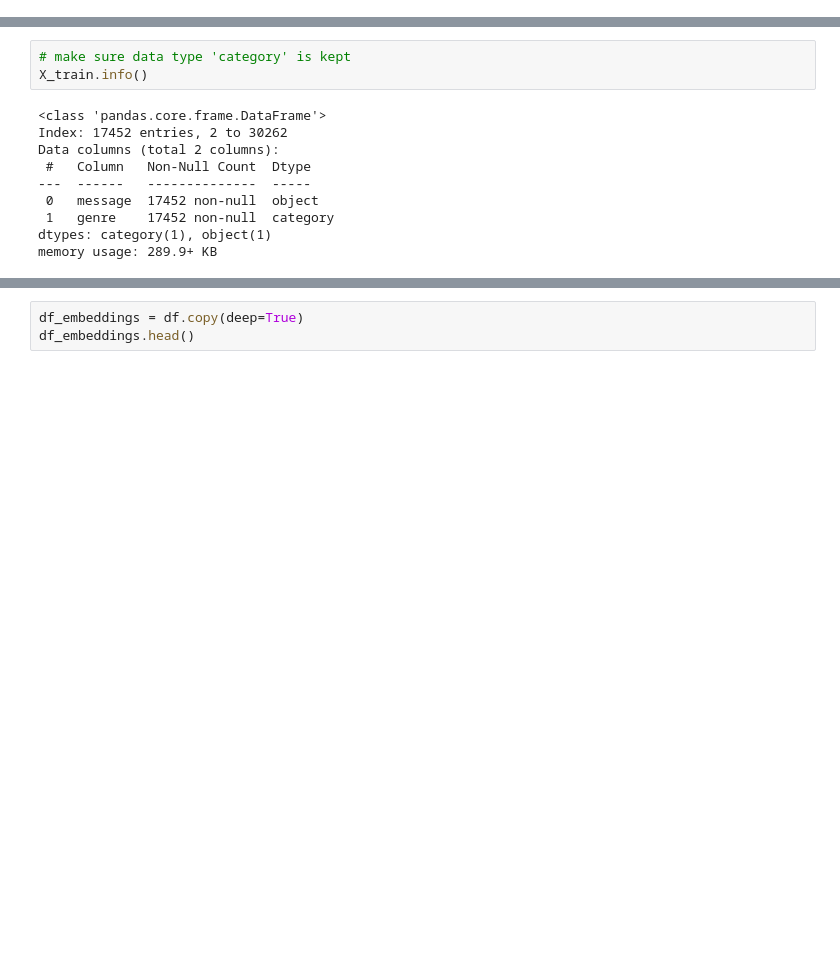
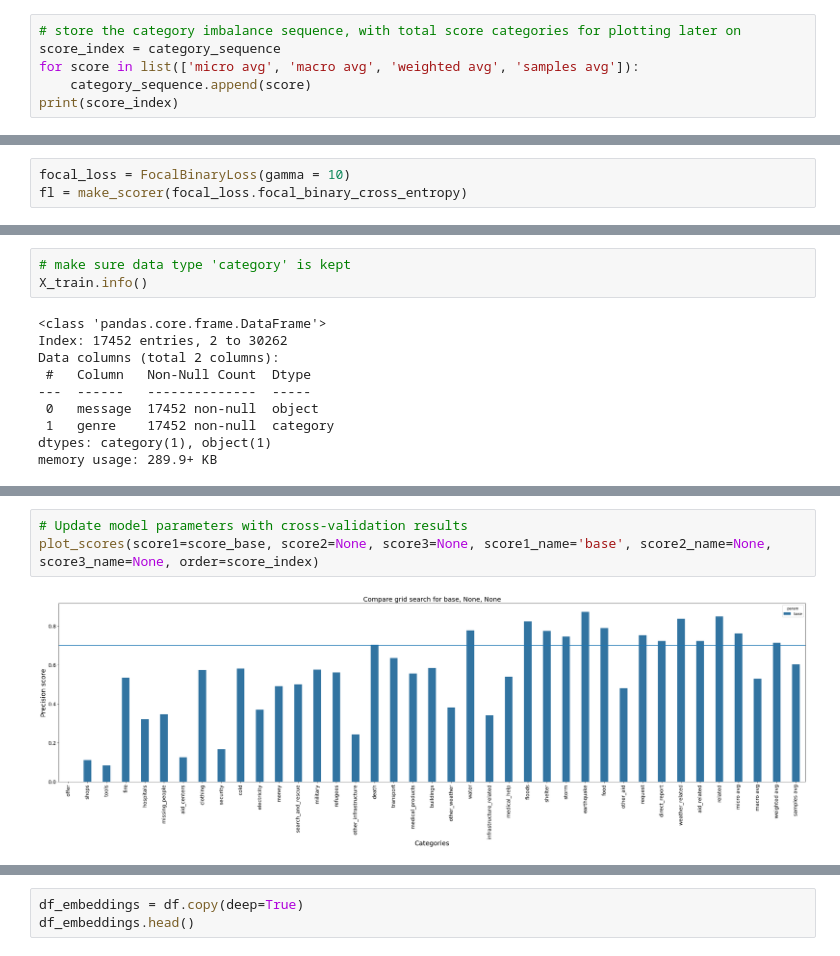
Before and after one commit to JuanitaSmith/disaster_recovery_pipelines, a Jupyter notebook: notebooks/ML Pipeline Preparation.ipynb, the cells around one changed output, grey strips where cells are left out. Saved outputs shown, nothing was run; the diff lists cells and outputs as text; blank space fills up the shorter version.

```diff
--- a/notebooks/ML Pipeline Preparation.ipynb
+++ b/notebooks/ML Pipeline Preparation.ipynb
@@ -192,0 +205,6 @@ plt.show()
+# %%
+# store the category imbalance sequence, with total score categories for plotting later on
+score_index = category_sequence
+for score in list(['micro avg', 'macro avg', 'weighted avg', 'samples avg']):
+    category_sequence.append(score)
+print(score_index)
@@ -192,0 +261,3 @@ plt.show()
+# %%
+focal_loss = FocalBinaryLoss(gamma = 10)
+fl = make_scorer(focal_loss.focal_binary_cross_entropy)
@@ -905,0 +468,5 @@ rmtree(cachedir)
+# %%
+# Update model parameters with cross-validation results
+plot_scores(score1=score_base, score2=None, score3=None, score1_name='base', score2_name=None, score3_name=None, order=score_index)
+# %% [output]
+[figure, added]
```
Also changed, not shown: parts of 183 cells of this notebook, 25 other files.
